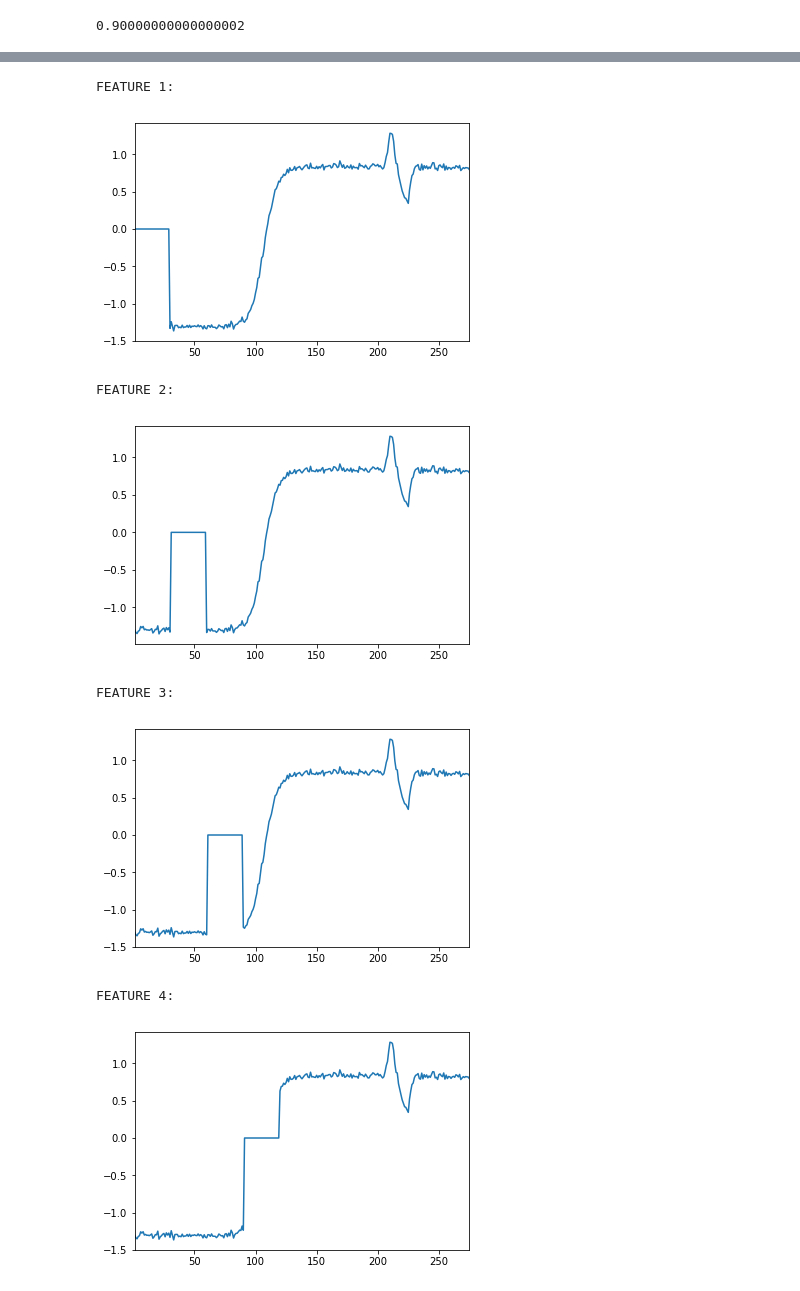
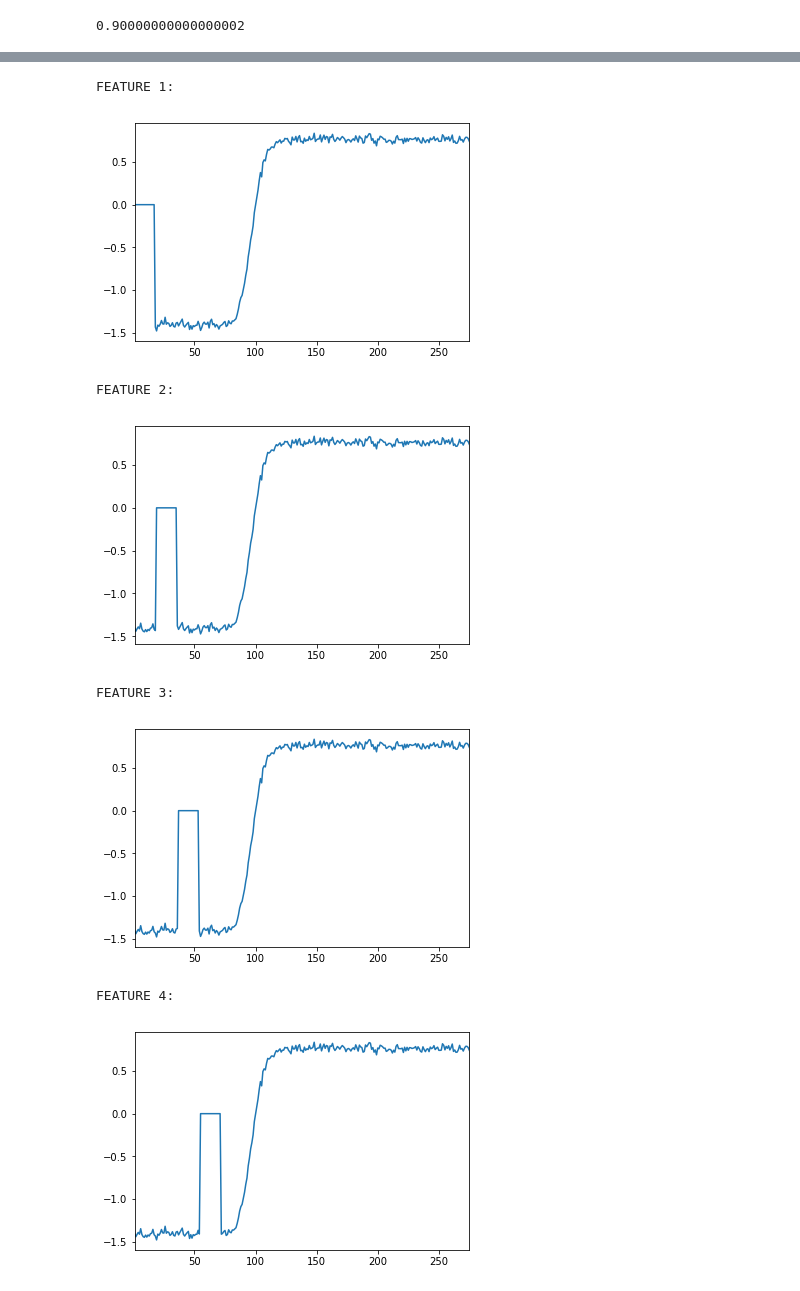
Before and after one commit to MkuuWaUjinga/lime, a Jupyter notebook: lime/time_series_explanation.ipynb, the cells around one changed output, grey strips where cells are left out. Saved outputs shown, nothing was run; the diff lists cells and outputs as text; code cells hidden in the pictures.

```diff
--- a/lime/time_series_explanation.ipynb
+++ b/lime/time_series_explanation.ipynb
@@ -95,7 +92,7 @@ sklearn.metrics.accuracy_score(Y_test[0:10].values.ravel(), pred)
 # %% [output]
 0.90000000000000002
 # %%
-test_series_index = 0
+test_series_index = 3
 instance_to_predict = X_test.iloc[test_series_index]
 instance_to_predict.plot(legend=False, color='m')
 plt.show()
@@ -104,18 +101,17 @@ plt.show()
 # %%
 explainer = LimeTimeSeriesExplainer()
 # %%
-test_series_index = 0
-exp = explainer.explain_instance(X_test.iloc[[test_series_index]], kNN.predict_proba, num_features=9, num_ranges=9, num_samples=100)
+ exp = explainer.explain_instance(X_test.iloc[[test_series_index]], kNN.predict_proba, num_features=15, num_ranges=15, num_samples=50)
 print('Series id: %d' % test_series_index)
 print('Probabilities: ', kNN.predict_proba([X_test.iloc[test_series_index]]))
 print('True class: %s' % Y_test.iloc[test_series_index, 0])
 # %% [output]
 FEATURE 1:
-[figure, old version]
+[figure, new version]
 FEATURE 2:
-[figure, old version]
+[figure, new version]
 FEATURE 3:
-[figure, old version]
+[figure, new version]
 FEATURE 4:
-[figure, old version]
+[figure, new version]
 FEATURE 5:
```
Also changed, not shown: parts of 4 cells of this notebook, 1 other file.
